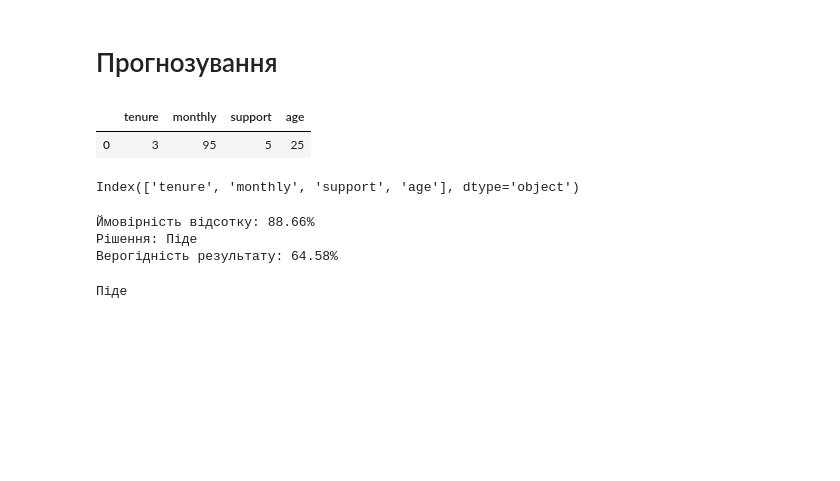
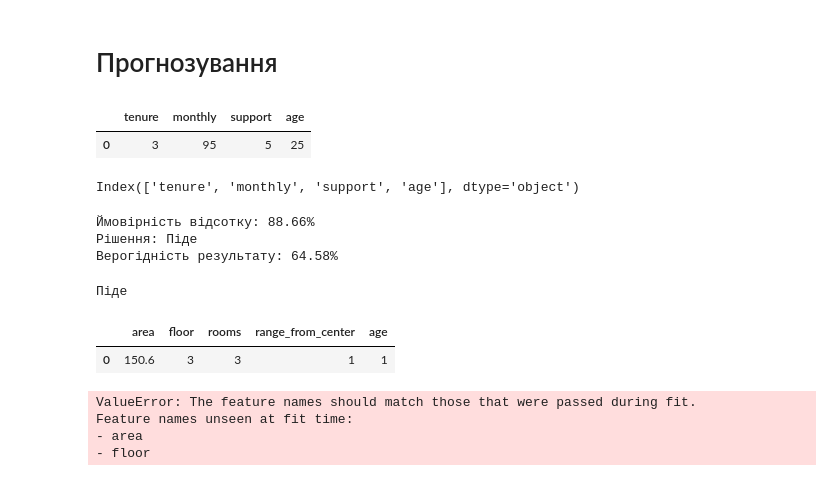
Before and after one commit to edik06031-rgb/DTA_2026, a Jupyter notebook: ML/Classification_DTA.ipynb, the cells around one changed output. Cells and saved outputs as stored; diff of their text form; code cells hidden in the pictures; blank space fills up the shorter version.

```diff
--- a/ML/Classification_DTA.ipynb
+++ b/ML/Classification_DTA.ipynb
@@ -246,0 +252,20 @@ else:
+# %%
+new_Flat = pd.DataFrame([{
+    'area': 150.6,
+    'floor':3,
+    'rooms': 3,
+    'range_from_center': 1,
+    'age': 1
+}])
+new_Flat
+# %% [output]
+|  | area | floor | rooms | range_from_center | age |
+| 0 | 150.6 | 3 | 3 | 1 | 1 |
+# %%
+print(f"Diese Wohnung wird costet : {model.predict(new_Flat)[0]:.2f} k.usDollar + - {mae:.2f} k.usDollars ")
+print()
+# %% [output]
+ValueError: The feature names should match those that were passed during fit.
+Feature names unseen at fit time:
+- area
+- floor
```
Also changed, not shown: parts of 1 cell of this notebook.
